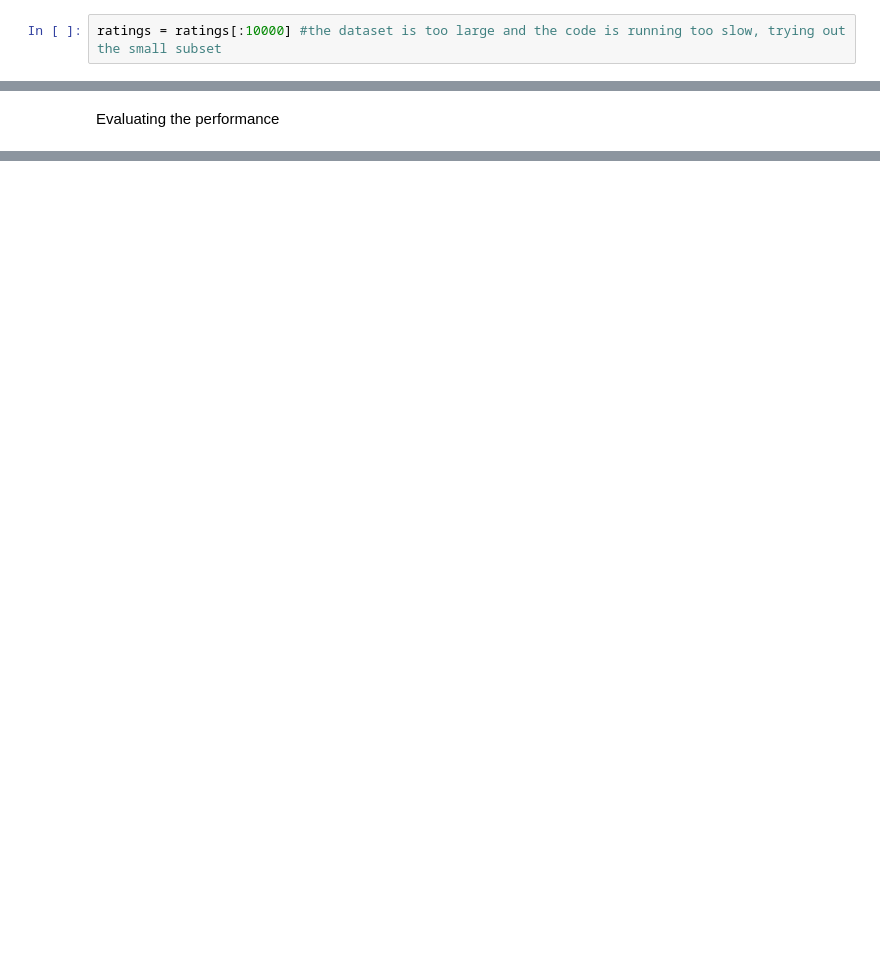
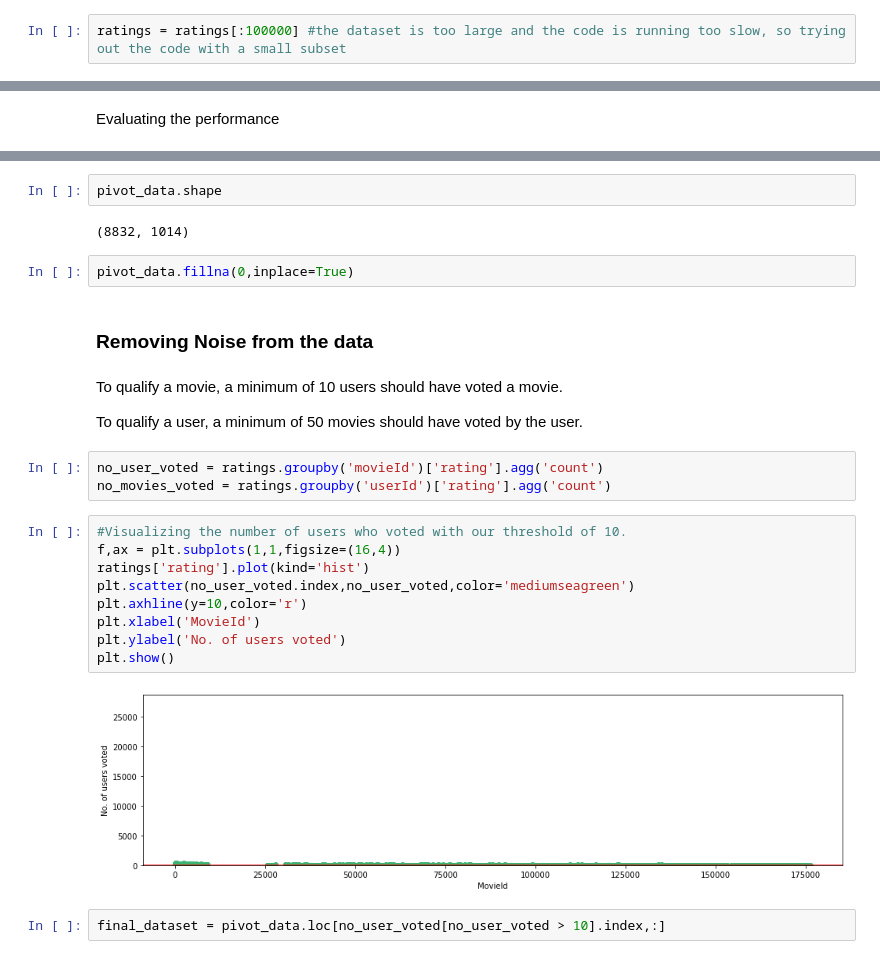
Before and after one commit to ababber19/Stats_402, a Jupyter notebook: collaborative_filtering.ipynb, the cells around one changed output, grey strips where cells are left out. Saved outputs shown, nothing was run; the diff lists cells and outputs as text; blank space fills up the shorter version.

```diff
--- a/collaborative_filtering.ipynb
+++ b/collaborative_filtering.ipynb
@@ -57,2 +118,2 @@ Since the rating dataset we have is clean enough for our purpose, we will procee
 # %%
-ratings = ratings[:10000] #the dataset is too large and the code is running too slow, trying out the small subset
+ratings = ratings[:100000] #the dataset is too large and the code is running too slow, so trying out the code with a small subset
@@ -180,0 +339,28 @@ Best parameters: {'k': 20, 'sim_options': {'name': 'cosine', 'user_based': True}
+# %%
+pivot_data.shape
+# %% [output]
+(8832, 1014)
+# %%
+pivot_data.fillna(0,inplace=True)
+# %% [markdown]
+### Removing Noise from the data
+# %% [markdown]
+To qualify a movie, a minimum of 10 users should have voted a movie.
+
+To qualify a user, a minimum of 50 movies should have voted by the user.
+# %%
+no_user_voted = ratings.groupby('movieId')['rating'].agg('count')
+no_movies_voted = ratings.groupby('userId')['rating'].agg('count')
+# %%
+#Visualizing the number of users who voted with our threshold of 10.
+f,ax = plt.subplots(1,1,figsize=(16,4))
+ratings['rating'].plot(kind='hist')
+plt.scatter(no_user_voted.index,no_user_voted,color='mediumseagreen')
+plt.axhline(y=10,color='r')
+plt.xlabel('MovieId')
+plt.ylabel('No. of users voted')
+plt.show()
+# %% [output]
+[figure, added]
+# %%
+final_dataset = pivot_data.loc[no_user_voted[no_user_voted > 10].index,:]
```
Also changed, not shown: parts of 44 cells of this notebook, 1 other file.
